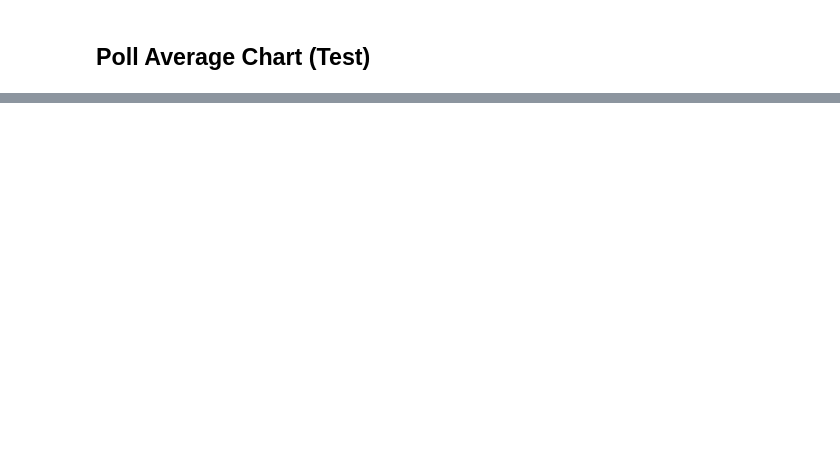
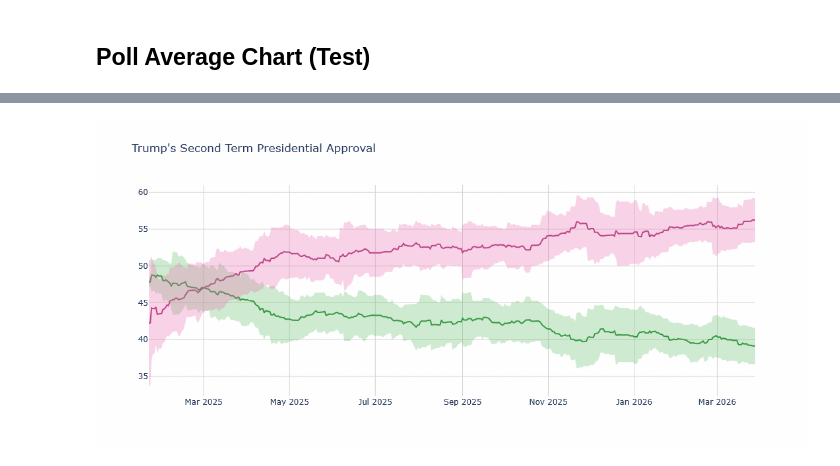
Before and after one commit to Hackquantumcpp/snoutcounter-backend, a Jupyter notebook: export.ipynb, the cells around one changed output, grey strips where cells are left out. Saved outputs shown, nothing was run; the diff lists cells and outputs as text; code cells hidden in the pictures; blank space fills up the shorter version.

```diff
--- a/export.ipynb
+++ b/export.ipynb
@@ -252,5 +289,5 @@ pres.head()
 # %%
-disappr_ci_hex = "#e86eaf",
+disappr_ci_hex = "#e86eaf"
 appr_ci_hex = "#60be65"
 disappr_ci_rgba = "rgba(232, 110, 175, 0.3)"
 appr_ci_rgba = "rgba(96, 190, 101, 0.3)"
@@ -317,30 +354,32 @@ fig.add_traces([
         line=dict(width=0),
         mode='lines',
         showlegend=False,
         hoverinfo="skip"
     ),
 
     # Lower bound
     go.Scatter(
         x=pres['end_date'],
         y=pres['disapprove_lower_ci'],
         marker=dict(color=disappr_ci_hex),
         line=dict(width=0),
         mode='lines',
         fillcolor=disappr_ci_rgba,
         fill="tonexty",
         showlegend=False,
         hoverinfo="skip"
     )
 ])
 
 fig.update_layout(
     title=dict(text="Trump's Second Term Presidential Approval"),
     hovermode="x"
 )
 
 fig.update_xaxes(gridcolor=grid_col)
 fig.update_yaxes(gridcolor=grid_col)
 
 fig.update_layout(hovermode="x", hoverlabel_align="right", plot_bgcolor="rgba(0, 0, 0, 0)", height=500)
 fig.show()
+# %% [output]
+[figure, added]
```
Also changed, not shown: parts of 5 cells of this notebook, 12 other files.
